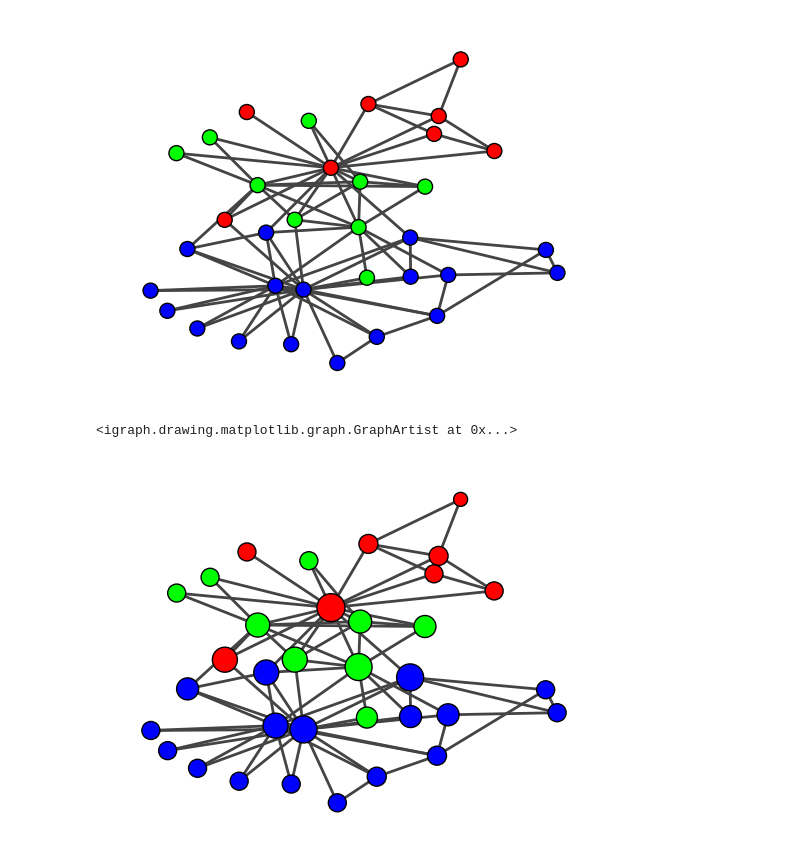
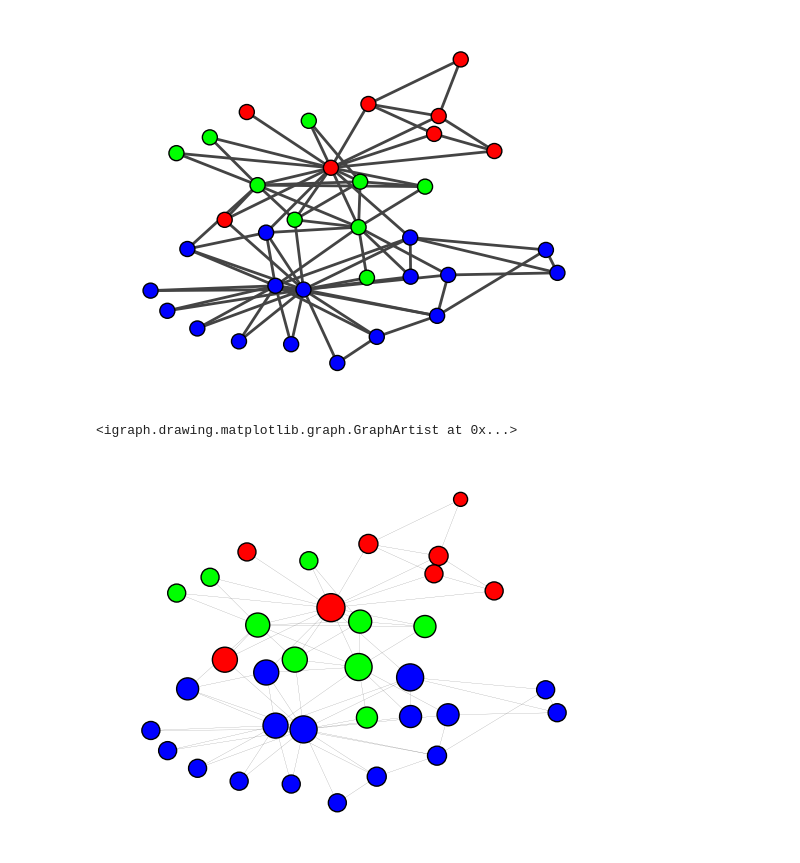
Before and after one commit to Roger987/Graph-Fraud-Detection, a Jupyter notebook: src/utils.ipynb, the cells around one changed output. Drawn from its saved outputs; the diff is of its cells as text; code cells hidden in the pictures.

Commit message:
Graph visualization

```diff
--- a/src/utils.ipynb
+++ b/src/utils.ipynb
@@ -24,13 +24,14 @@ ig.plot(karate, target=ax)
 # %%
 centralities = karate.closeness()
 karate.vs['size'] = [c * 50 for c in centralities]
 
 fig, ax = plt.subplots()
 ig.plot(
     karate,
-    target=ax
+    target=ax,
+    edge_width=0.1
 )
 # %% [output]
 <igraph.drawing.matplotlib.graph.GraphArtist at 0x...>
-[figure, old version]
+[figure, new version]
 # %%
```
Also changed, not shown: parts of 3 cells of this notebook, 2 other files.
